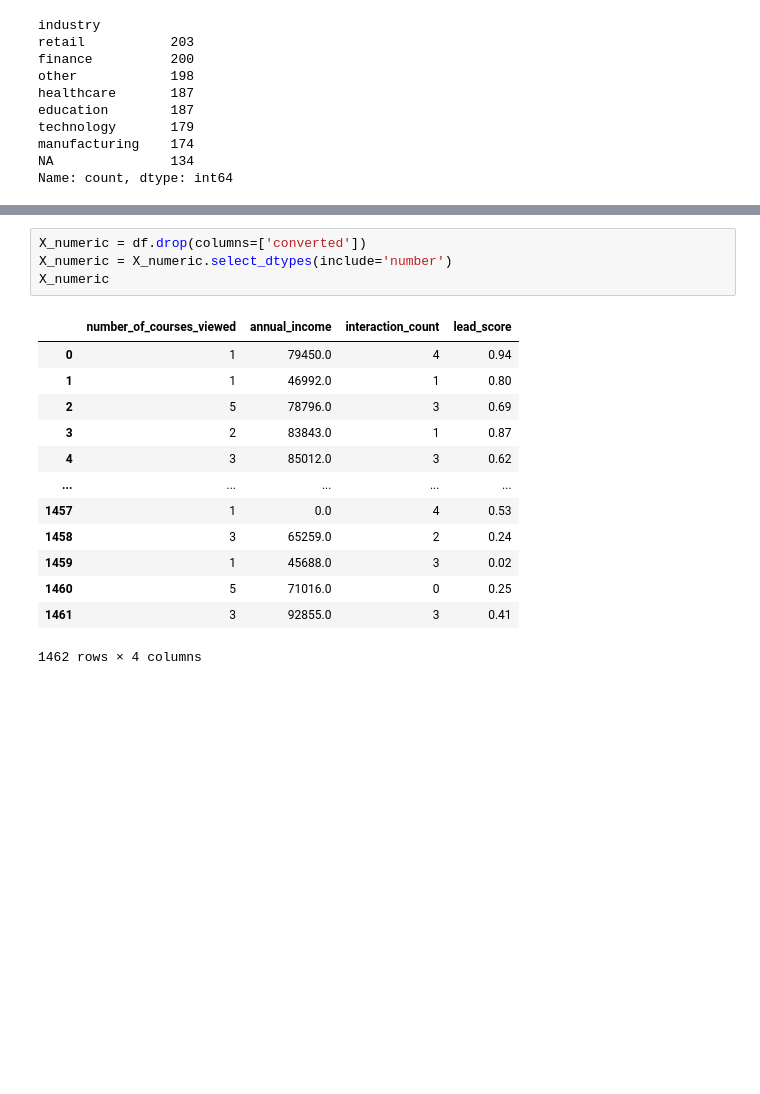
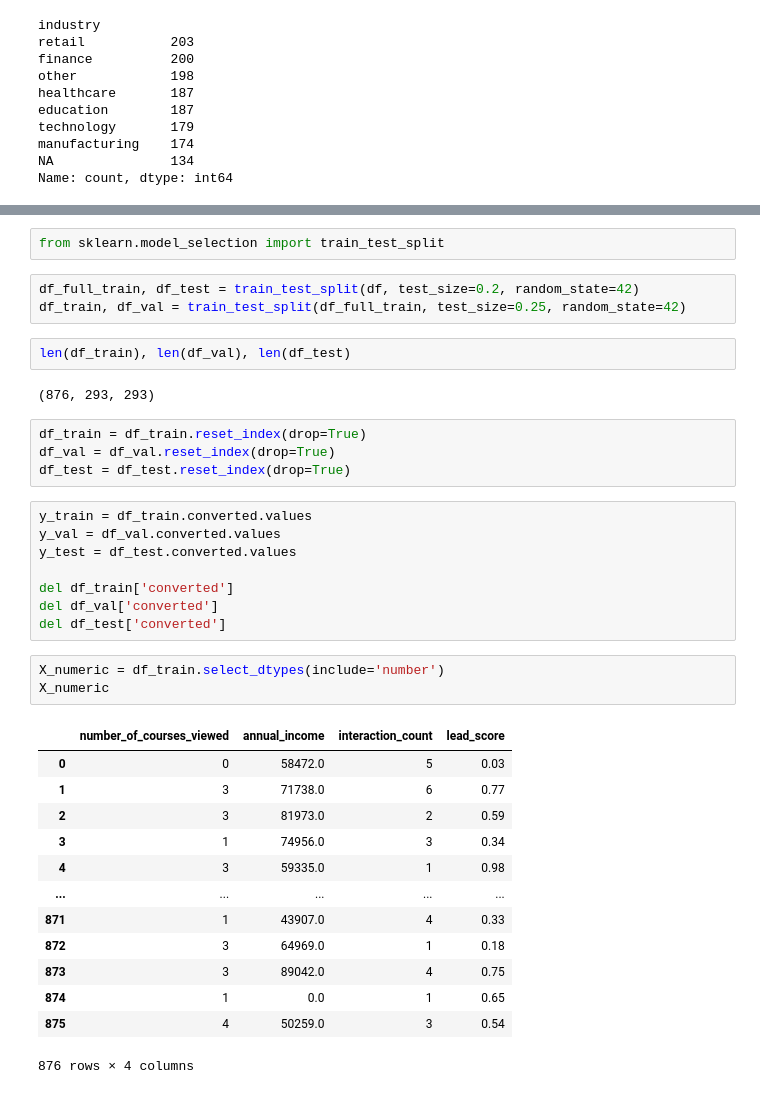
Before and after one commit to FrancoCate99/machine-learning-zoomcamp-homework, a Jupyter notebook: 03-clasiffication/homework_03.ipynb, the cells around one changed output, grey strips where cells are left out. Drawn from its saved outputs; the diff is of its cells as text; blank space fills up the shorter version.

```diff
--- a/03-clasiffication/homework_03.ipynb
+++ b/03-clasiffication/homework_03.ipynb
@@ -112,21 +117,41 @@ Only consider the pairs above when answering this question.
+# %%
+from sklearn.model_selection import train_test_split
+# %%
+df_full_train, df_test = train_test_split(df, test_size=0.2, random_state=42)
+df_train, df_val = train_test_split(df_full_train, test_size=0.25, random_state=42)
+# %%
+len(df_train), len(df_val), len(df_test)
+# %% [output]
+(876, 293, 293)
+# %%
+df_train = df_train.reset_index(drop=True)
+df_val = df_val.reset_index(drop=True)
+df_test = df_test.reset_index(drop=True)
+# %%
+y_train = df_train.converted.values
+y_val = df_val.converted.values
+y_test = df_test.converted.values
+
+del df_train['converted']
+del df_val['converted']
+del df_test['converted']
 # %%
-X_numeric = df.drop(columns=['converted'])
-X_numeric = X_numeric.select_dtypes(include='number')
+X_numeric = df_train.select_dtypes(include='number')
 X_numeric
 # %% [output]
 |  | number_of_courses_viewed | annual_income | interaction_count | lead_score |
-| 0 | 1 | 79450.0 | 4 | 0.94 |
-| 1 | 1 | 46992.0 | 1 | 0.80 |
-| 2 | 5 | 78796.0 | 3 | 0.69 |
-| 3 | 2 | 83843.0 | 1 | 0.87 |
-| 4 | 3 | 85012.0 | 3 | 0.62 |
+| 0 | 0 | 58472.0 | 5 | 0.03 |
+| 1 | 3 | 71738.0 | 6 | 0.77 |
+| 2 | 3 | 81973.0 | 2 | 0.59 |
+| 3 | 1 | 74956.0 | 3 | 0.34 |
+| 4 | 3 | 59335.0 | 1 | 0.98 |
 | ... | ... | ... | ... | ... |
-| 1457 | 1 | 0.0 | 4 | 0.53 |
-| 1458 | 3 | 65259.0 | 2 | 0.24 |
-| 1459 | 1 | 45688.0 | 3 | 0.02 |
-| 1460 | 5 | 71016.0 | 0 | 0.25 |
-| 1461 | 3 | 92855.0 | 3 | 0.41 |
+| 871 | 1 | 43907.0 | 4 | 0.33 |
+| 872 | 3 | 64969.0 | 1 | 0.18 |
+| 873 | 3 | 89042.0 | 4 | 0.75 |
+| 874 | 1 | 0.0 | 1 | 0.65 |
+| 875 | 4 | 50259.0 | 3 | 0.54 |
-1462 rows × 4 columns
+876 rows × 4 columns
 # %%
 corr_matrix = X_numeric.corr()
 corr_matrix
```
Also changed, not shown: parts of 38 cells of this notebook, 2 other files.
